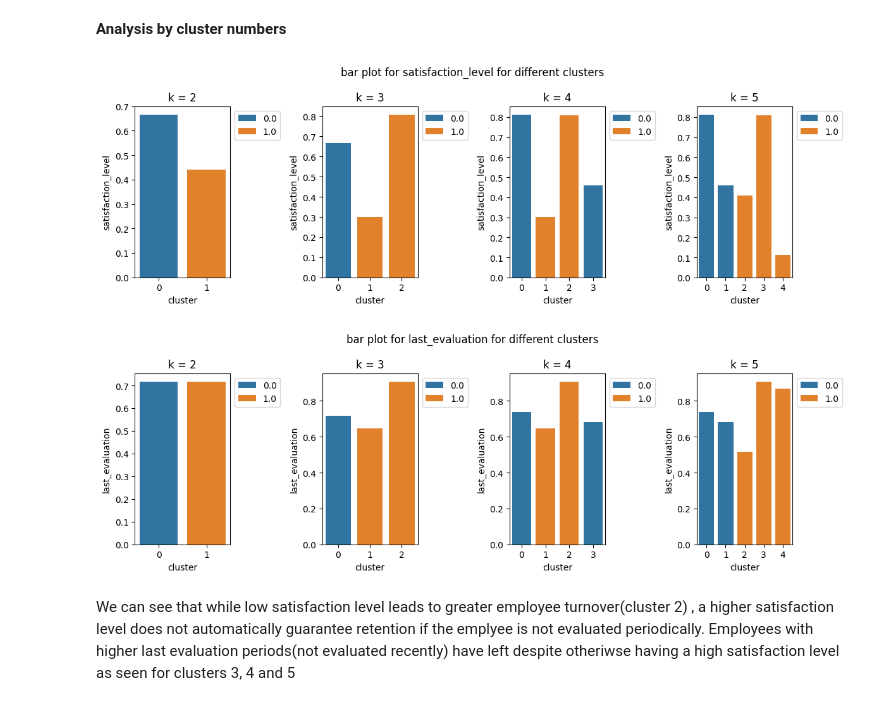
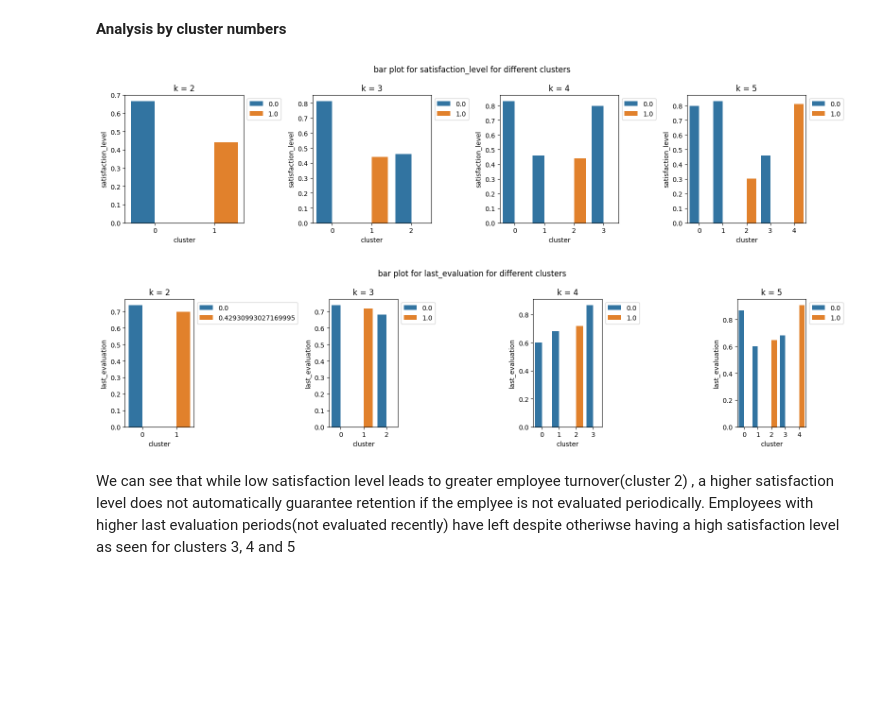
Before and after one commit to tksundar/employee_turnover, a Jupyter notebook: employee_turnover.ipynb, the cells around one changed output. Drawn from its saved outputs; the diff is of its cells as text; code cells hidden in the pictures; blank space fills up the shorter version.

```diff
--- a/employee_turnover.ipynb
+++ b/employee_turnover.ipynb
@@ -288,7 +291,7 @@ df = hr_data.loc[:,['satisfaction_level','last_evaluation','left']]
 sum_squared_errors = []
 sil_score = []
 for k in range(2,11):
-  km = KMeans(n_clusters=k, random_state=42)
+  km = KMeans(n_clusters=k, random_state=42,n_init = 10)
   labels = km.fit_predict(df)
   sil_score.append(silhouette_score(df,labels))
   sum_squared_errors.append(km.inertia_)
@@ -315,32 +318,32 @@ According to silhouette scores , K =2 is the best!!! Elbow curve does not indica
 # %%
 
 df = hr_data.loc[:,['satisfaction_level','last_evaluation','left']]
 k_values = [2,3,4,5]
 
 def plotbar(y):
-  fig,axes = plt.subplots(1,len(k_values),figsize=(12,4),layout='tight')
+  fig,axes = plt.subplots(1,len(k_values),figsize=(16,4),layout='tight')
 
   for i,k in enumerate(k_values):
-      km = KMeans(n_clusters=k,random_state=42)
+      km = KMeans(n_clusters=k,random_state=42,n_init='auto')
       km.fit(df)
       df['cluster'] = km.predict(df)
-      df_cluster_wise = df.groupby('cluster').mean()
-      df_ = df.copy(deep = True)
-      df_['left'] = df_['left'].apply(lambda x: 'Stayed' if x==0 else 'Left')
+      df_cluster_wise = pd.DataFrame(df.groupby('cluster').mean()).reset_index()
+      # df_ = df.copy(deep = True)
+      # df_['left'] = df_['left'].apply(lambda x: 'Stayed' if x==0 else 'Left')
       # freq = pd.crosstab(df_['cluster'],df_['left'])
       # print(f'cluster = {k}')
       # print('{}\n'.format(freq))
       bars = sns.barplot(data = df_cluster_wise,x='cluster',y=y ,hue='left',ax=axes[i])
       bars.legend(loc='upper left', bbox_to_anchor=(1, 1))
       bars.set_title(f'k = {k}')
   plt.suptitle(f'bar plot for {y} for different clusters')
   plt.show()
 
 plotbar('satisfaction_level')
 plotbar('last_evaluation')
 # %% [output]
-[figure, old version]
+[figure, new version]
-[figure, old version]
+[figure, new version]
 # %% [markdown]
 We can see that while low satisfaction level leads to greater employee turnover(cluster 2) , a higher satisfaction level does not automatically guarantee retention if the emplyee is not evaluated periodically. Employees with higher last evaluation periods(not evaluated recently) have left despite otheriwse having a high satisfaction level as seen for clusters 3, 4 and 5
 # %% [markdown]
```
Also changed, not shown: parts of 11 cells of this notebook.
